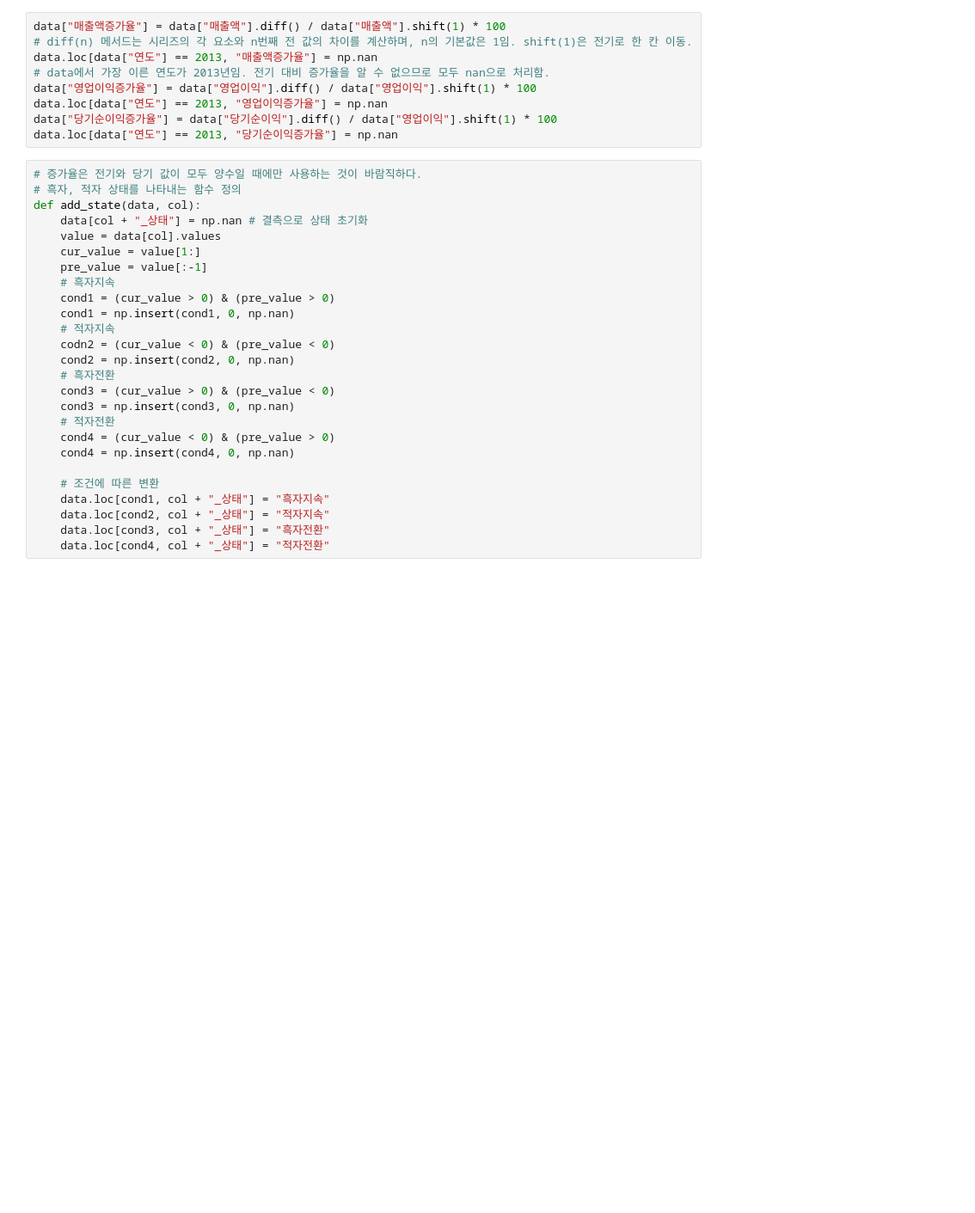
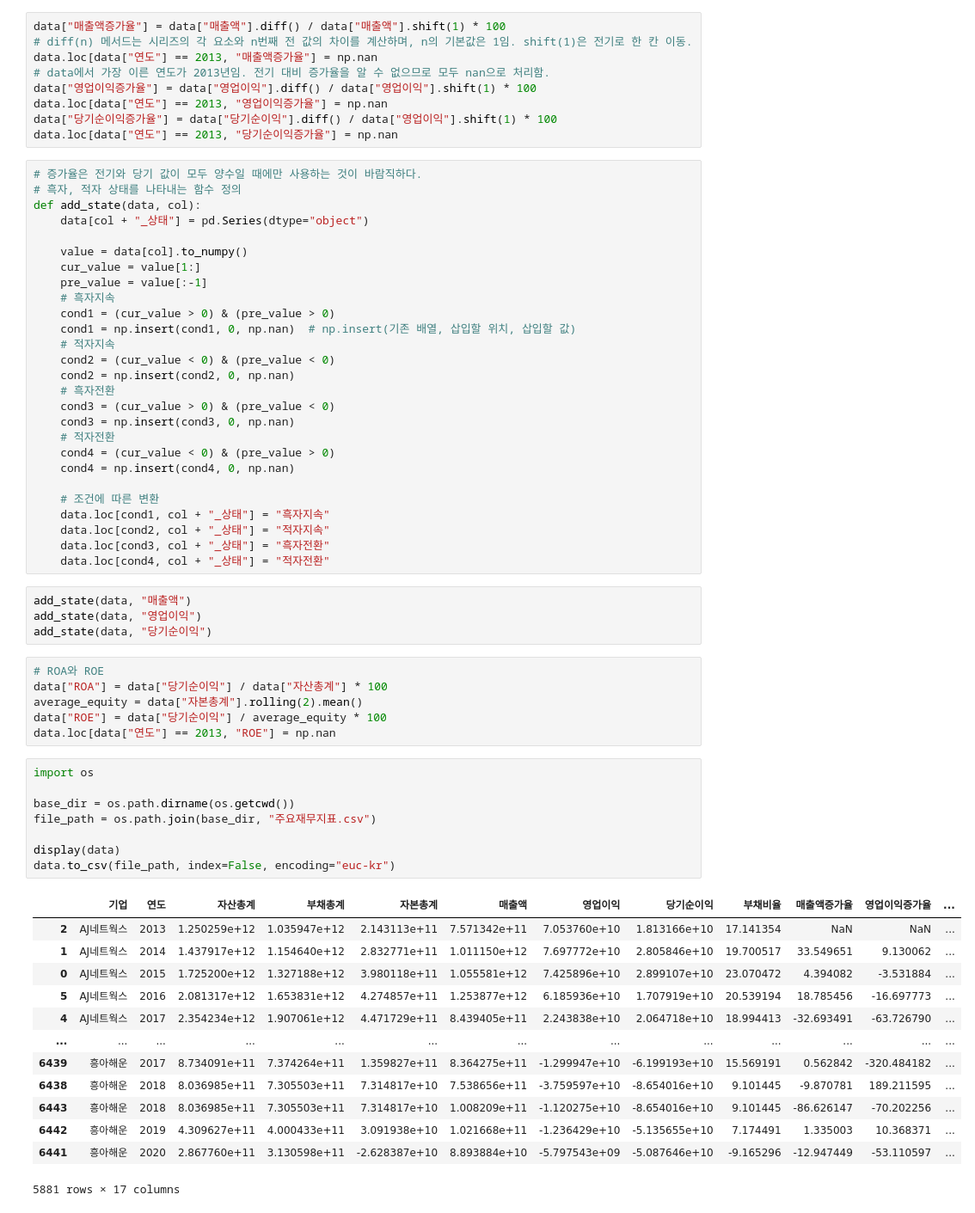
Before and after one commit to cho16147/quant-new-moon, a Jupyter notebook: Ch06-API/20250326-Ch06.5-project-financial_metrics_pipeline.ipynb, the cells around one changed output. Shown: that part at 86% size. Saved outputs shown, nothing was run; the diff lists cells and outputs as text; blank space fills up the shorter version.

```diff
--- a/Ch06-API/20250326-Ch06.5-project-financial_metrics_pipeline.ipynb
+++ b/Ch06-API/20250326-Ch06.5-project-financial_metrics_pipeline.ipynb
@@ -262,15 +264,16 @@ data.loc[data["연도"] == 2013, "당기순이익증가율"] = np.nan
 # 증가율은 전기와 당기 값이 모두 양수일 때에만 사용하는 것이 바람직하다.
 # 흑자, 적자 상태를 나타내는 함수 정의
 def add_state(data, col):
-    data[col + "_상태"] = np.nan # 결측으로 상태 초기화
-    value = data[col].values
+    data[col + "_상태"] = pd.Series(dtype="object")
+
+    value = data[col].to_numpy()
     cur_value = value[1:]
     pre_value = value[:-1]
     # 흑자지속
     cond1 = (cur_value > 0) & (pre_value > 0)
-    cond1 = np.insert(cond1, 0, np.nan)
+    cond1 = np.insert(cond1, 0, np.nan)  # np.insert(기존 배열, 삽입할 위치, 삽입할 값)
     # 적자지속
-    codn2 = (cur_value < 0) & (pre_value < 0)
+    cond2 = (cur_value < 0) & (pre_value < 0)
     cond2 = np.insert(cond2, 0, np.nan)
     # 흑자전환
     cond3 = (cur_value > 0) & (pre_value < 0)
@@ -284,6 +287,38 @@ def add_state(data, col):
     data.loc[cond2, col + "_상태"] = "적자지속"
     data.loc[cond3, col + "_상태"] = "흑자전환"
     data.loc[cond4, col + "_상태"] = "적자전환"
+# %%
+add_state(data, "매출액")
+add_state(data, "영업이익")
+add_state(data, "당기순이익")
+# %%
+# ROA와 ROE
+data["ROA"] = data["당기순이익"] / data["자산총계"] * 100
+average_equity = data["자본총계"].rolling(2).mean()
+data["ROE"] = data["당기순이익"] / average_equity * 100
+data.loc[data["연도"] == 2013, "ROE"] = np.nan
+# %%
+import os
+
+base_dir = os.path.dirname(os.getcwd())
+file_path = os.path.join(base_dir, "주요재무지표.csv")
+
+display(data)
+data.to_csv(file_path, index=False, encoding="euc-kr")
+# %% [output]
+|  | 기업 | 연도 | 자산총계 | 부채총계 | 자본총계 | 매출액 | 영업이익 | 당기순이익 | 부채비율 | 매출액증가율 | 영업이익증가율 | ... |
+| 2 | AJ네트웍스 | 2013 | 1.250259e+12 | 1.035947e+12 | 2.143113e+11 | 7.571342e+11 | 7.053760e+10 | 1.813166e+10 | 17.141354 | NaN | NaN | ... |
+| 1 | AJ네트웍스 | 2014 | 1.437917e+12 | 1.154640e+12 | 2.832771e+11 | 1.011150e+12 | 7.697772e+10 | 2.805846e+10 | 19.700517 | 33.549651 | 9.130062 | ... |
+| 0 | AJ네트웍스 | 2015 | 1.725200e+12 | 1.327188e+12 | 3.980118e+11 | 1.055581e+12 | 7.425896e+10 | 2.899107e+10 | 23.070472 | 4.394082 | -3.531884 | ... |
+| 5 | AJ네트웍스 | 2016 | 2.081317e+12 | 1.653831e+12 | 4.274857e+11 | 1.253877e+12 | 6.185936e+10 | 1.707919e+10 | 20.539194 | 18.785456 | -16.697773 | ... |
+| 4 | AJ네트웍스 | 2017 | 2.354234e+12 | 1.907061e+12 | 4.471729e+11 | 8.439405e+11 | 2.243838e+10 | 2.064718e+10 | 18.994413 | -32.693491 | -63.726790 | ... |
+| ... | ... | ... | ... | ... | ... | ... | ... | ... | ... | ... | ... | ... |
+| 6439 | 흥아해운 | 2017 | 8.734091e+11 | 7.374264e+11 | 1.359827e+11 | 8.364275e+11 | -1.299947e+10 | -6.199193e+10 | 15.569191 | 0.562842 | -320.484182 | ... |
+| 6438 | 흥아해운 | 2018 | 8.036985e+11 | 7.305503e+11 | 7.314817e+10 | 7.538656e+11 | -3.759597e+10 | -8.654016e+10 | 9.101445 | -9.870781 | 189.211595 | ... |
+| 6443 | 흥아해운 | 2018 | 8.036985e+11 | 7.305503e+11 | 7.314817e+10 | 1.008209e+11 | -1.120275e+10 | -8.654016e+10 | 9.101445 | -86.626147 | -70.202256 | ... |
+| 6442 | 흥아해운 | 2019 | 4.309627e+11 | 4.000433e+11 | 3.091938e+10 | 1.021668e+11 | -1.236429e+10 | -5.135655e+10 | 7.174491 | 1.335003 | 10.368371 | ... |
+| 6441 | 흥아해운 | 2020 | 2.867760e+11 | 3.130598e+11 | -2.628387e+10 | 8.893884e+10 | -5.797543e+09 | -5.087646e+10 | -9.165296 | -12.947449 | -53.110597 | ... |
+5881 rows × 17 columns
 # %%
 # 재잘대는, verbose
 # 디버깅, 로그, 출력 메시지를 자세히 보여줄 것인지의 여부를 결정할 때 쓴다. True나 False를 넣는다.
```
Also changed, not shown: parts of 1 cell of this notebook, 2 other files.
